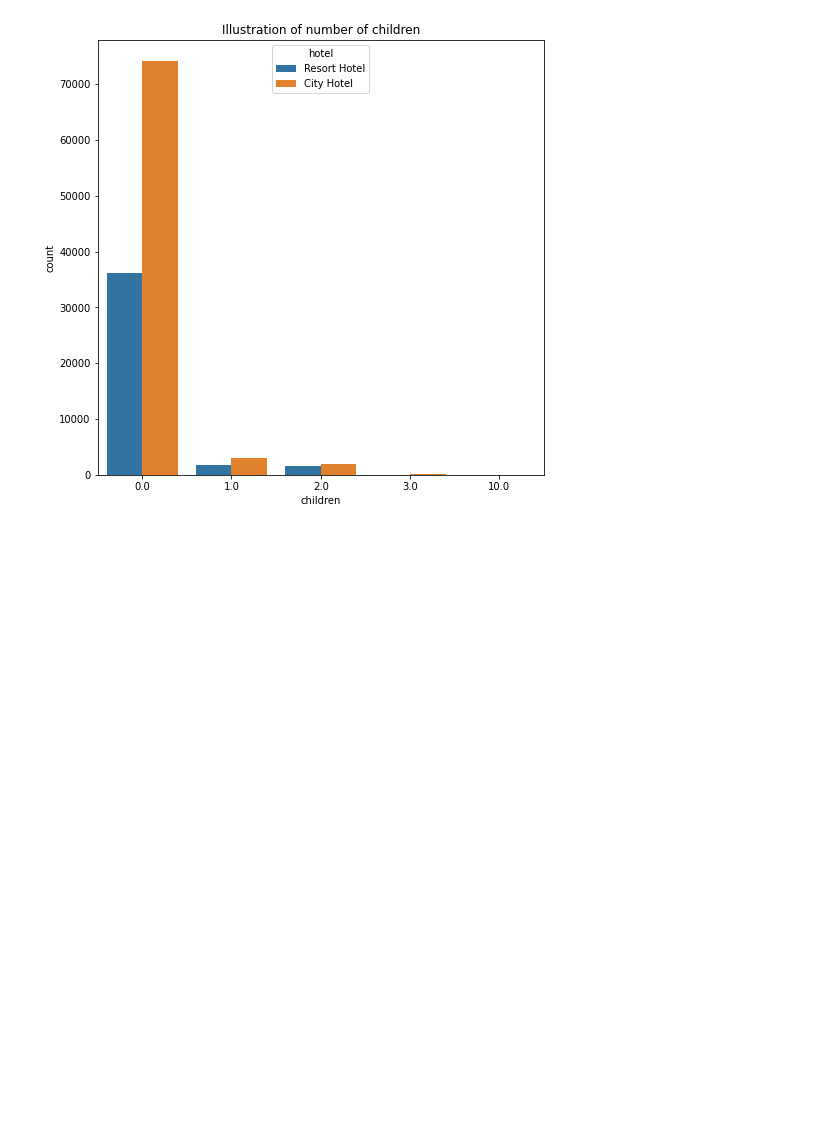
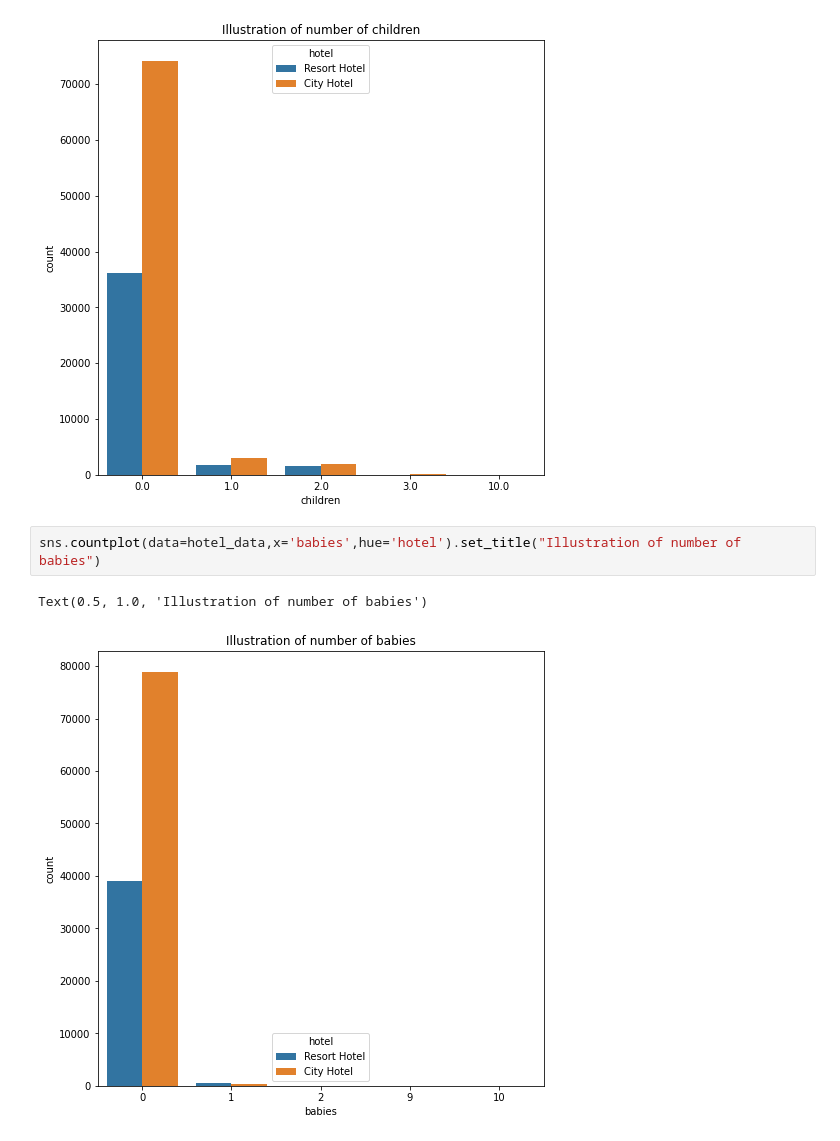
Before and after one commit to zeeshubanny/EDA-HOTEL-BOOKING, a Jupyter notebook: Hotel_Booking_Analysis_Capstone_Project.ipynb, the cells around one changed output. Drawn from its saved outputs; the diff is of its cells as text; blank space fills up the shorter version.

```diff
--- a/Hotel_Booking_Analysis_Capstone_Project.ipynb
+++ b/Hotel_Booking_Analysis_Capstone_Project.ipynb
@@ -272,3 +272,8 @@ sns.countplot(data=hotel_data,x='children',hue='hotel').set_title("Illustration
 # %% [output]
 Text(0.5, 1.0, 'Illustration of number of children')
 [figure]
+# %%
+sns.countplot(data=hotel_data,x='babies',hue='hotel').set_title("Illustration of number of babies")
+# %% [output]
+Text(0.5, 1.0, 'Illustration of number of babies')
+[figure, added]
```
Also changed, not shown: parts of 4 cells of this notebook.
